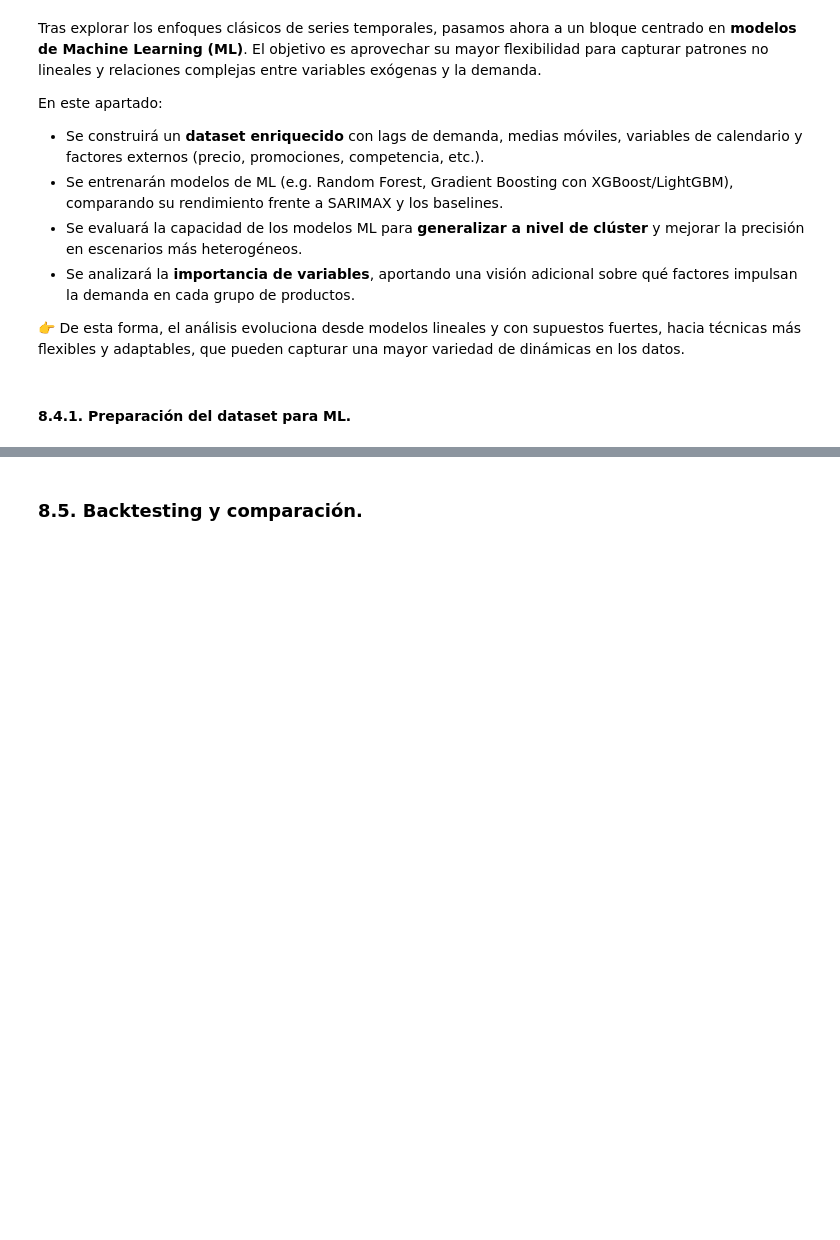
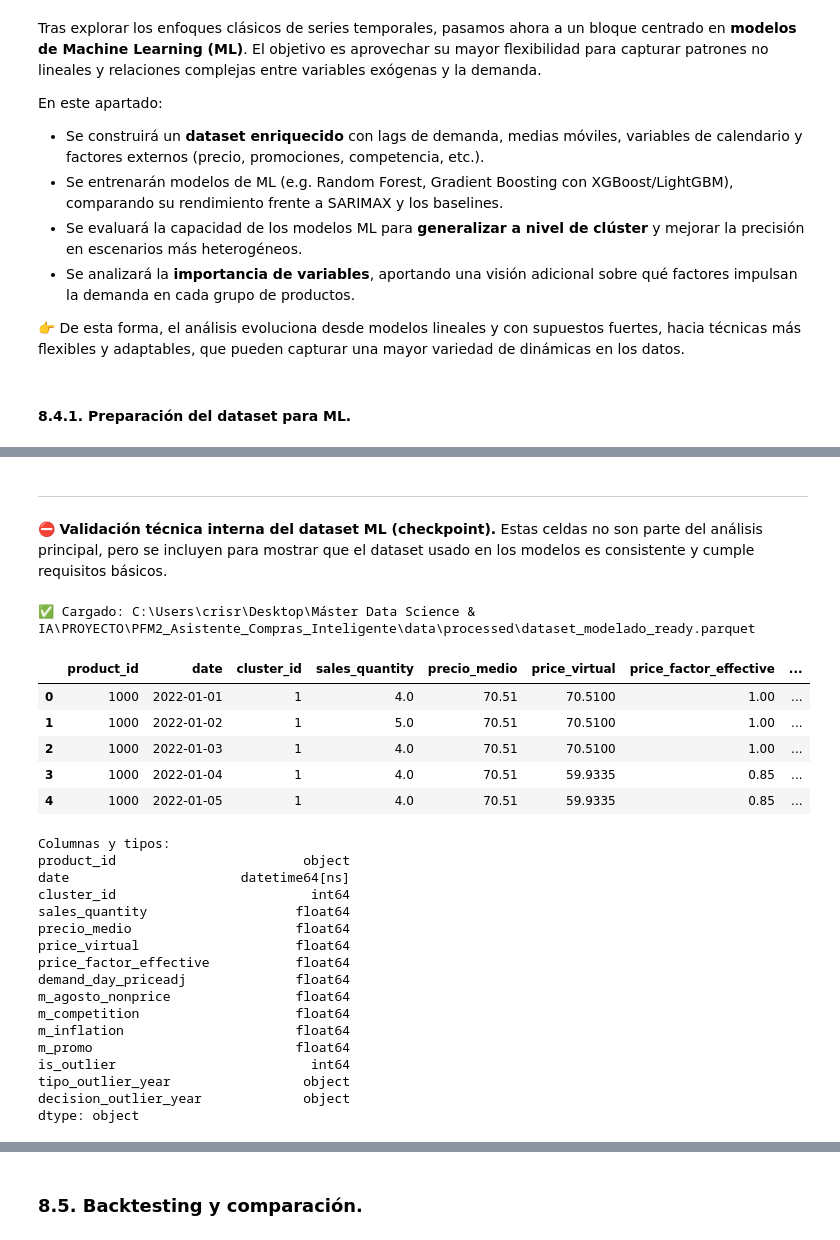
Before and after one commit to CrisRodFer/PFM2_Asistente_Compras_Inteligente, a Jupyter notebook: notebooks/PFM2_Modelado_y_app.ipynb, the cells around one changed output, grey strips where cells are left out. Drawn from its saved outputs; the diff is of its cells as text; code cells hidden in the pictures; blank space fills up the shorter version.

```diff
--- a/notebooks/PFM2_Modelado_y_app.ipynb
+++ b/notebooks/PFM2_Modelado_y_app.ipynb
@@ -3164,0 +3187,70 @@ variedad de dinámicas en los datos.
+# %% [markdown]
+---
+# %% [markdown]
+⛔ **Validación técnica interna del dataset ML (checkpoint).** Estas celdas no son parte del análisis principal, pero se incluyen para mostrar que el dataset usado en los modelos es consistente y cumple requisitos básicos.
+# %%
+from pathlib import Path
+import pandas as pd
+
+PROCESSED_DIR = Path(r"C:\Users\crisr\Desktop\Máster Data Science & IA\PROYECTO\PFM2_Asistente_Compras_Inteligente\data\processed")
+
+def load_parquet_guess(base_dir: Path, filename: str | None = None) -> tuple[pd.DataFrame, Path]:
+    """
+    Carga un parquet desde base_dir.
+    - Si filename es None, intenta nombres comunes y, si no existen,
+      elige el parquet más grande dentro de la carpeta (recursivo).
+    """
+    candidates = [
+        "dataset_modelado_ready.parquet",
+        "agg_full.parquet",
+        "dataset_ready.parquet",
+    ]
+    if filename:
+        path = base_dir / filename
+        if not path.exists():
+            raise FileNotFoundError(f"No encuentro el archivo: {path}")
+        return pd.read_parquet(path), path
+
+    # intenta candidatos conocidos
+    for name in candidates:
+        p = base_dir / name
+        if p.exists():
+            return pd.read_parquet(p), p
+
+    # si no, busca el parquet más “grande” en todo processed
+    parquets = list(base_dir.rglob("*.parquet"))
+    if not parquets:
+        raise FileNotFoundError(f"No hay .parquet en {base_dir}")
+    path = max(parquets, key=lambda p: p.stat().st_size)
+    return pd.read_parquet(path), path
+
+df, df_path = load_parquet_guess(PROCESSED_DIR)  # o load_parquet_guess(PROCESSED_DIR, "TU_ARCHIVO.parquet")
+print(f"✅ Cargado: {df_path}")
+display(df.head())
+print("\nColumnas y tipos:")
+print(df.dtypes)
+# %% [output]
+✅ Cargado: C:\Users\crisr\Desktop\Máster Data Science & IA\PROYECTO\PFM2_Asistente_Compras_Inteligente\data\processed\dataset_modelado_ready.parquet
+|  | product_id | date | cluster_id | sales_quantity | precio_medio | price_virtual | price_factor_effective | ... |
+| 0 | 1000 | 2022-01-01 | 1 | 4.0 | 70.51 | 70.5100 | 1.00 | ... |
+| 1 | 1000 | 2022-01-02 | 1 | 5.0 | 70.51 | 70.5100 | 1.00 | ... |
+| 2 | 1000 | 2022-01-03 | 1 | 4.0 | 70.51 | 70.5100 | 1.00 | ... |
+| 3 | 1000 | 2022-01-04 | 1 | 4.0 | 70.51 | 59.9335 | 0.85 | ... |
+| 4 | 1000 | 2022-01-05 | 1 | 4.0 | 70.51 | 59.9335 | 0.85 | ... |
+Columnas y tipos:
+product_id                        object
+date                      datetime64[ns]
+cluster_id                         int64
+sales_quantity                   float64
+precio_medio                     float64
+price_virtual                    float64
+price_factor_effective           float64
+demand_day_priceadj              float64
+m_agosto_nonprice                float64
+m_competition                    float64
+m_inflation                      float64
+m_promo                          float64
+is_outlier                         int64
+tipo_outlier_year                 object
+decision_outlier_year             object
+dtype: object
```
Also changed, not shown: parts of 38 cells of this notebook, 5 other files.
